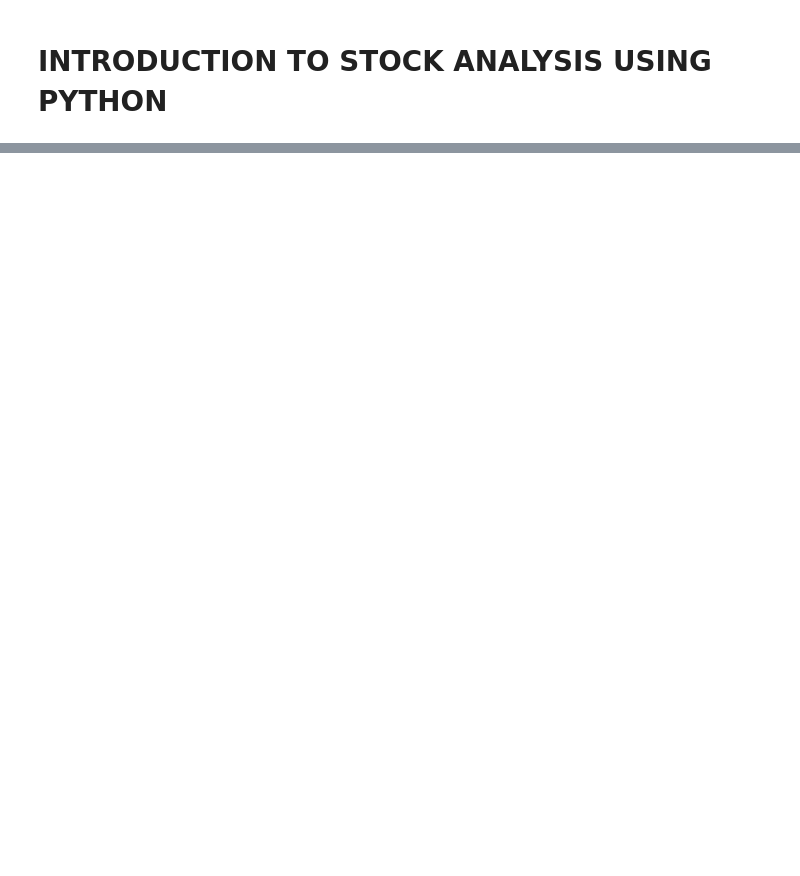
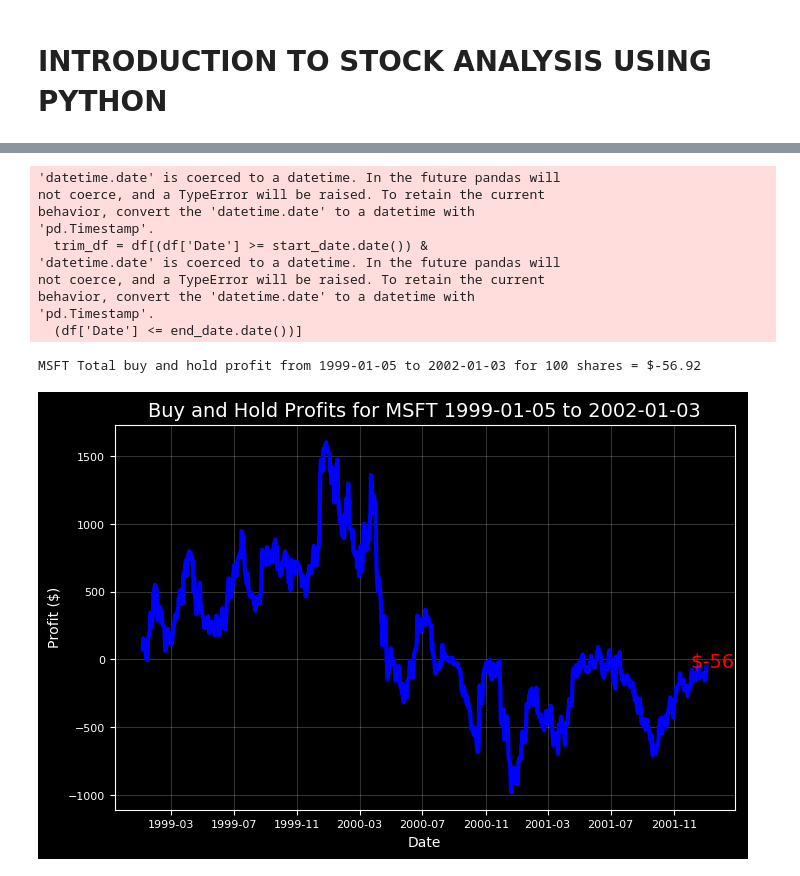
Before and after one commit to Gailholme/AwamProject, a Jupyter notebook: pythonStock/pythonStockAnalysis.ipynb, the cells around one changed output, grey strips where cells are left out. Saved outputs shown, nothing was run; the diff lists cells and outputs as text; code cells hidden in the pictures; blank space fills up the shorter version.

```diff
--- a/pythonStock/pythonStockAnalysis.ipynb
+++ b/pythonStock/pythonStockAnalysis.ipynb
@@ -15,0 +176,16 @@ ModuleNotFoundError: No module named 'fbprophet'
+# %%
+microsoft.buy_and_hold(start_date='1999-01-05',
+                      end_date='2002-01-03', nshares=100)
+# %% [output]
+'datetime.date' is coerced to a datetime. In the future pandas will
+not coerce, and a TypeError will be raised. To retain the current
+behavior, convert the 'datetime.date' to a datetime with
+'pd.Timestamp'.
+  trim_df = df[(df['Date'] >= start_date.date()) &
+'datetime.date' is coerced to a datetime. In the future pandas will
+not coerce, and a TypeError will be raised. To retain the current
+behavior, convert the 'datetime.date' to a datetime with
+'pd.Timestamp'.
+  (df['Date'] <= end_date.date())]
+MSFT Total buy and hold profit from 1999-01-05 to 2002-01-03 for 100 shares = $-56.92
+[figure, added]
```
Also changed, not shown: parts of 31 cells of this notebook, 1 other file.
